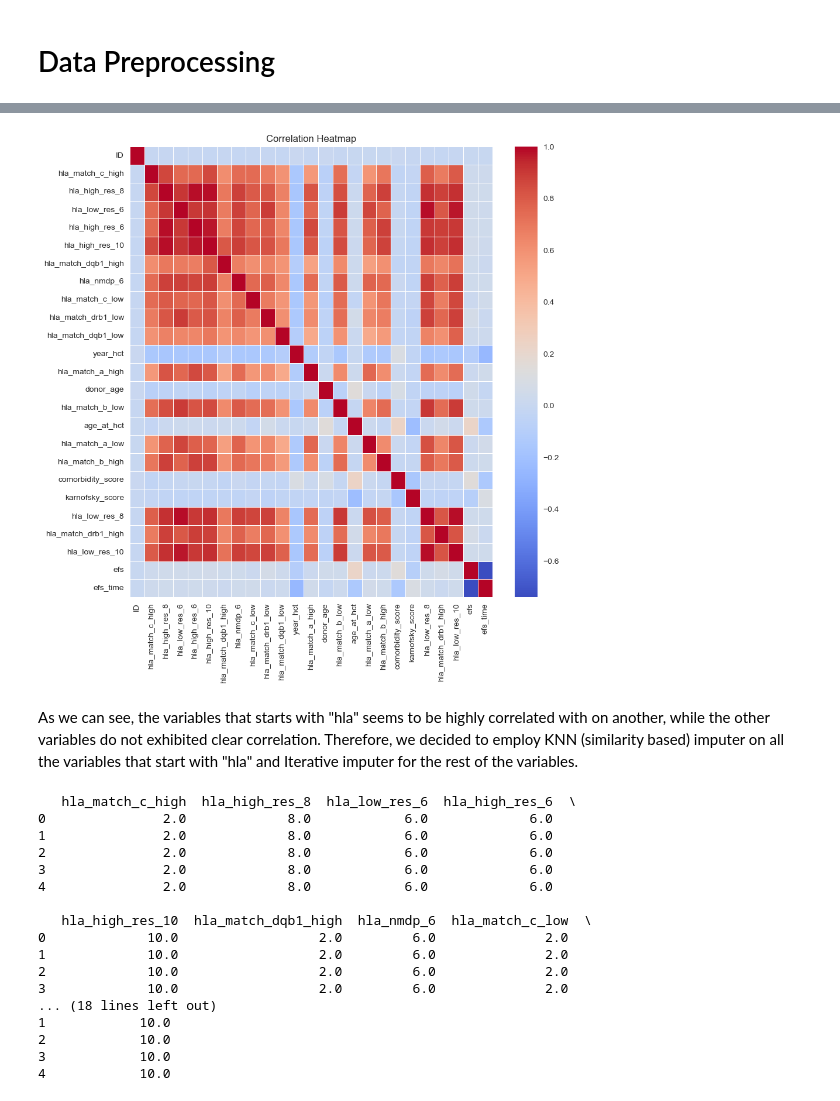
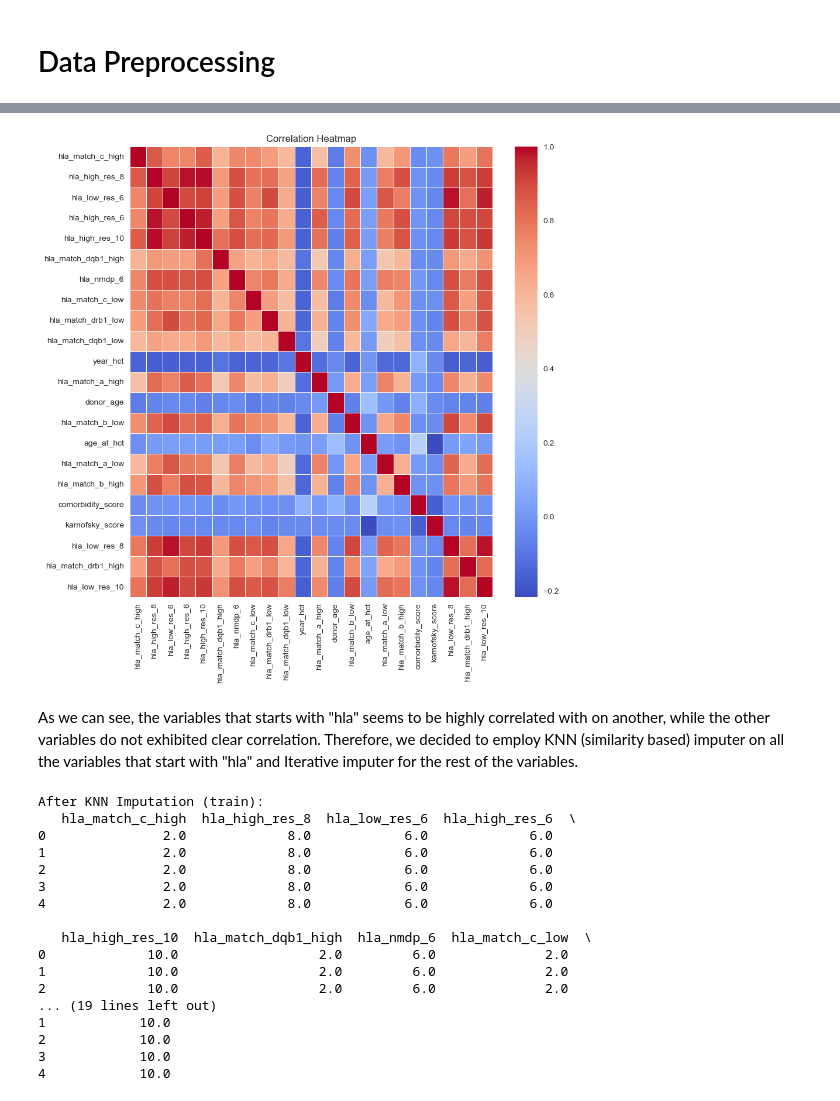
Before and after one commit to tgwtorres/CIBMTR, a Jupyter notebook: Scripts/DataPreprocessing.ipynb, the cells around one changed output, grey strips where cells are left out. Drawn from its saved outputs; the diff is of its cells as text; code cells hidden in the pictures.

```diff
--- a/Scripts/DataPreprocessing.ipynb
+++ b/Scripts/DataPreprocessing.ipynb
@@ -72,7 +51,7 @@ def read_data(data_dir,fileNames):
     df = pd.read_csv(path)
     return df
 # %%
-data_dir = '../input'
+data_dir = '../input/data'
 fName1 = 'train.csv'
 fName2 = 'test.csv'
 fName3 = 'data_dictionary.csv'
@@ -222,9 +246,17 @@ Index: []
 # %% [markdown]
 # Data Preprocessing
+# %%
+X_train = trainData.drop(columns=['efs_time', 'efs','ID'])
+y_train = trainData[['efs', 'efs_time']]
+X_test = testData.drop(columns=['ID'])
 # %%
 #We will perform data preprocessing on the numerical variables and categorical variables separately.
-trainData_num = pp.numeric_df(trainData)
-trainData_num
-missing_values_num = pp.missing_val_df(trainData_num)
 
-testData_num = pp.numeric_df(testData)
+X_train_num = pp.numeric_df(X_train)
+X_test_num = pp.numeric_df(X_test)
+
+cat_colsTrain = pp.get_cat_cols(X_train)
+X_train_cat = X_train[cat_colsTrain]
+
+cat_colsTest = pp.get_cat_cols(X_test)
+X_test_cat = X_test[cat_colsTest]
@@ -251,30 +263,31 @@ missing_values_num
 # %%
 #Plot the correlation heatmap between numerical variables to check for multicollinearity,
 #before we decide on which imputation method to use.
-vz.cor_heatmap(trainData_num)
+vz.cor_heatmap(X_train_num)
 # %% [output]
-[figure, old version]
+[figure, new version]
 # %% [markdown]
 As we can see, the variables that starts with "hla" seems to be highly correlated with on another, while the other variables do not exhibited clear correlation.
 Therefore, we decided to employ KNN (similarity based) imputer on all the variables that start with "hla" and Iterative imputer for the rest of the variables.
 # %%
-hla_columns = [col for col in trainData_num.columns if col.startswith('hla_')]
-hla_data = trainData_num[hla_columns]
+hla_columns = [col for col in X_train_num.columns if col.startswith('hla_')]
+hla_data = X_train_num[hla_columns]
 
-hla_columns_test = [col for col in testData.columns if col.startswith('hla_')]
+hla_columns_test = [col for col in X_test_num.columns if col.startswith('hla_')]
+hla_data_test = X_test_num[hla_columns_test]
 
-# Initialize the KNNImputer
 imputer = KNNImputer(n_neighbors=3, weights="distance")
 
-# Apply the KNNImputer
 hla_imputed = imputer.fit_transform(hla_data)
+hla_imputed_test = imputer.fit_transform(hla_data_test)
 
-# Replace the imputed data in the original DataFrame
-trainData_num[hla_columns] = hla_imputed
+X_train_num[hla_columns] = hla_imputed
+X_test_num[hla_columns_test] = hla_imputed_test
 
-# Check the imputed dataset
-print(trainData_num[hla_columns].head())
+print("After KNN Imputation (train):")
+print(X_train_num[hla_columns].head())
 # %% [output]
+After KNN Imputation (train):
    hla_match_c_high  hla_high_res_8  hla_low_res_6  hla_high_res_6  \
 0               2.0             8.0            6.0             6.0
 1               2.0             8.0            6.0             6.0
@@ -286,8 +299,7 @@ print(trainData_num[hla_columns].head())
 0             10.0                  2.0         6.0              2.0
 1             10.0                  2.0         6.0              2.0
 2             10.0                  2.0         6.0              2.0
-3             10.0                  2.0         6.0              2.0
-... (18 lines left out)
+... (19 lines left out)
 1            10.0
 2            10.0
 3            10.0
```
Also changed, not shown: parts of 35 cells of this notebook.
